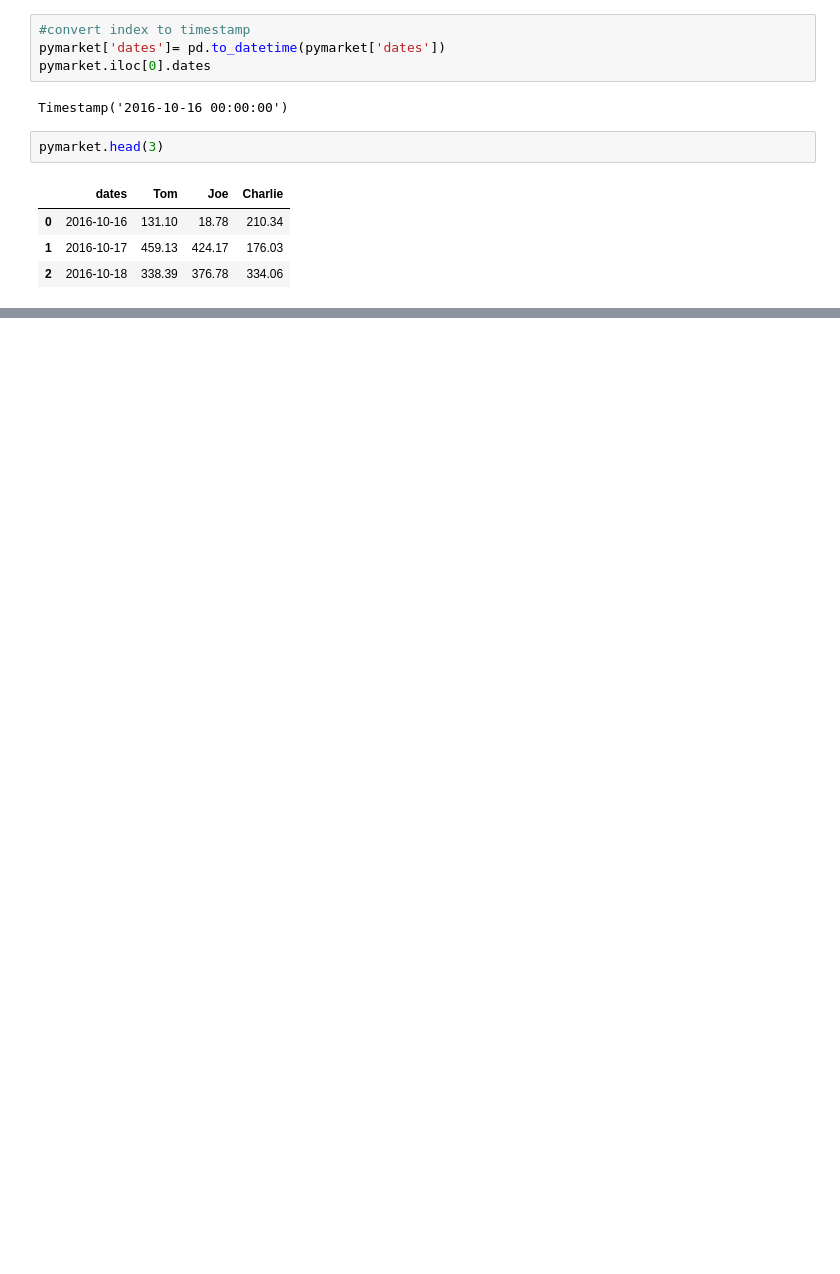
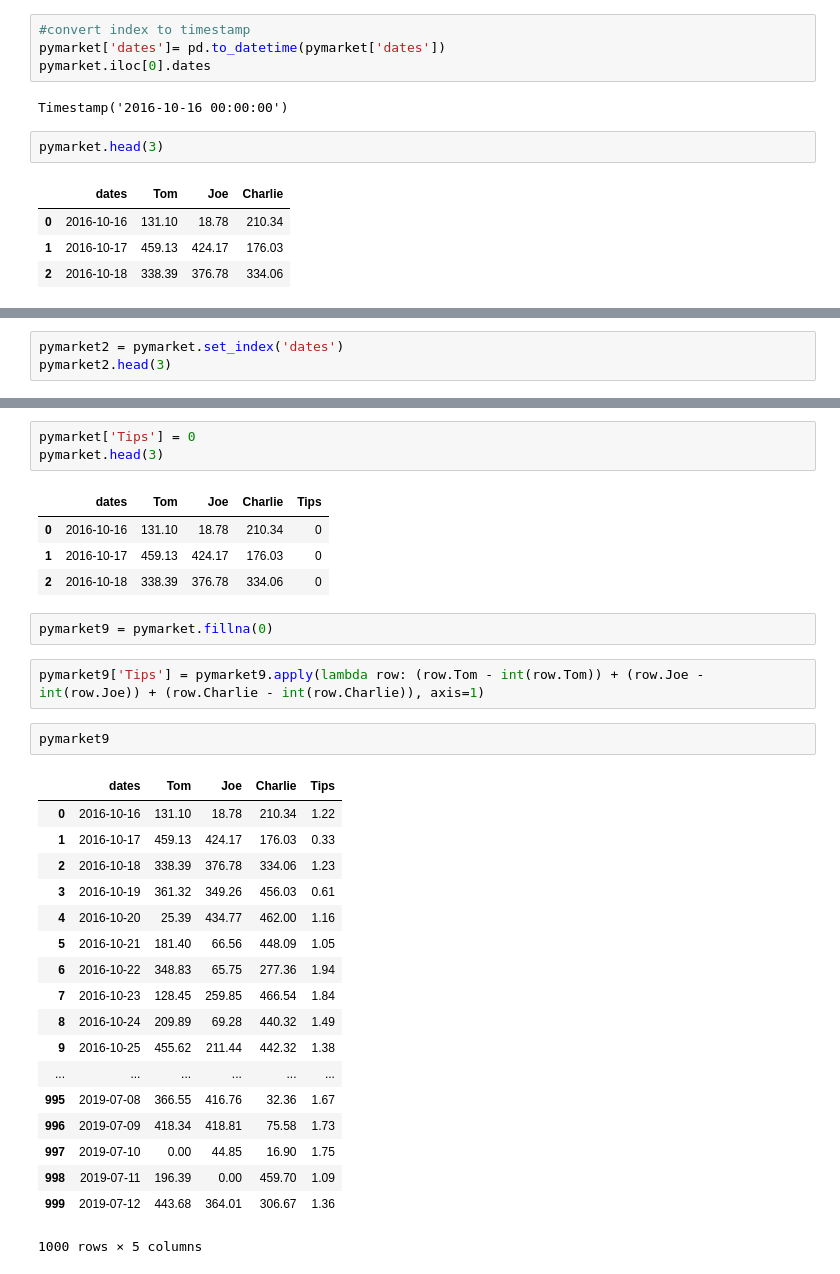
Before and after one commit to PythonClassRoom/PythonDataScienceGuide, a Jupyter notebook: questions/B_Pymarket/Pymarket.ipynb, the cells around one changed output, grey strips where cells are left out. Cells and saved outputs as stored; diff of their text form; blank space fills up the shorter version.

```diff
--- a/questions/B_Pymarket/Pymarket.ipynb
+++ b/questions/B_Pymarket/Pymarket.ipynb
@@ -114,0 +102,3 @@ pymarket.groupby(grouper).sum()
+# %%
+pymarket2 = pymarket.set_index('dates')
+pymarket2.head(3)
@@ -114,0 +136,33 @@ pymarket.groupby(grouper).sum()
+# %%
+pymarket['Tips'] = 0
+pymarket.head(3)
+# %% [output]
+|  | dates | Tom | Joe | Charlie | Tips |
+| 0 | 2016-10-16 | 131.10 | 18.78 | 210.34 | 0 |
+| 1 | 2016-10-17 | 459.13 | 424.17 | 176.03 | 0 |
+| 2 | 2016-10-18 | 338.39 | 376.78 | 334.06 | 0 |
+# %%
+pymarket9 = pymarket.fillna(0)
+# %%
+pymarket9['Tips'] = pymarket9.apply(lambda row: (row.Tom - int(row.Tom)) + (row.Joe - int(row.Joe)) + (row.Charlie - int(row.Charlie)), axis=1)
+# %%
+pymarket9
+# %% [output]
+|  | dates | Tom | Joe | Charlie | Tips |
+| 0 | 2016-10-16 | 131.10 | 18.78 | 210.34 | 1.22 |
+| 1 | 2016-10-17 | 459.13 | 424.17 | 176.03 | 0.33 |
+| 2 | 2016-10-18 | 338.39 | 376.78 | 334.06 | 1.23 |
+| 3 | 2016-10-19 | 361.32 | 349.26 | 456.03 | 0.61 |
+| 4 | 2016-10-20 | 25.39 | 434.77 | 462.00 | 1.16 |
+| 5 | 2016-10-21 | 181.40 | 66.56 | 448.09 | 1.05 |
+| 6 | 2016-10-22 | 348.83 | 65.75 | 277.36 | 1.94 |
+| 7 | 2016-10-23 | 128.45 | 259.85 | 466.54 | 1.84 |
+| 8 | 2016-10-24 | 209.89 | 69.28 | 440.32 | 1.49 |
+| 9 | 2016-10-25 | 455.62 | 211.44 | 442.32 | 1.38 |
+| ... | ... | ... | ... | ... | ... |
+| 995 | 2019-07-08 | 366.55 | 416.76 | 32.36 | 1.67 |
+| 996 | 2019-07-09 | 418.34 | 418.81 | 75.58 | 1.73 |
+| 997 | 2019-07-10 | 0.00 | 44.85 | 16.90 | 1.75 |
+| 998 | 2019-07-11 | 196.39 | 0.00 | 459.70 | 1.09 |
+| 999 | 2019-07-12 | 443.68 | 364.01 | 306.67 | 1.36 |
+1000 rows × 5 columns
```
Also changed, not shown: parts of 13 cells of this notebook, 8 other files.
